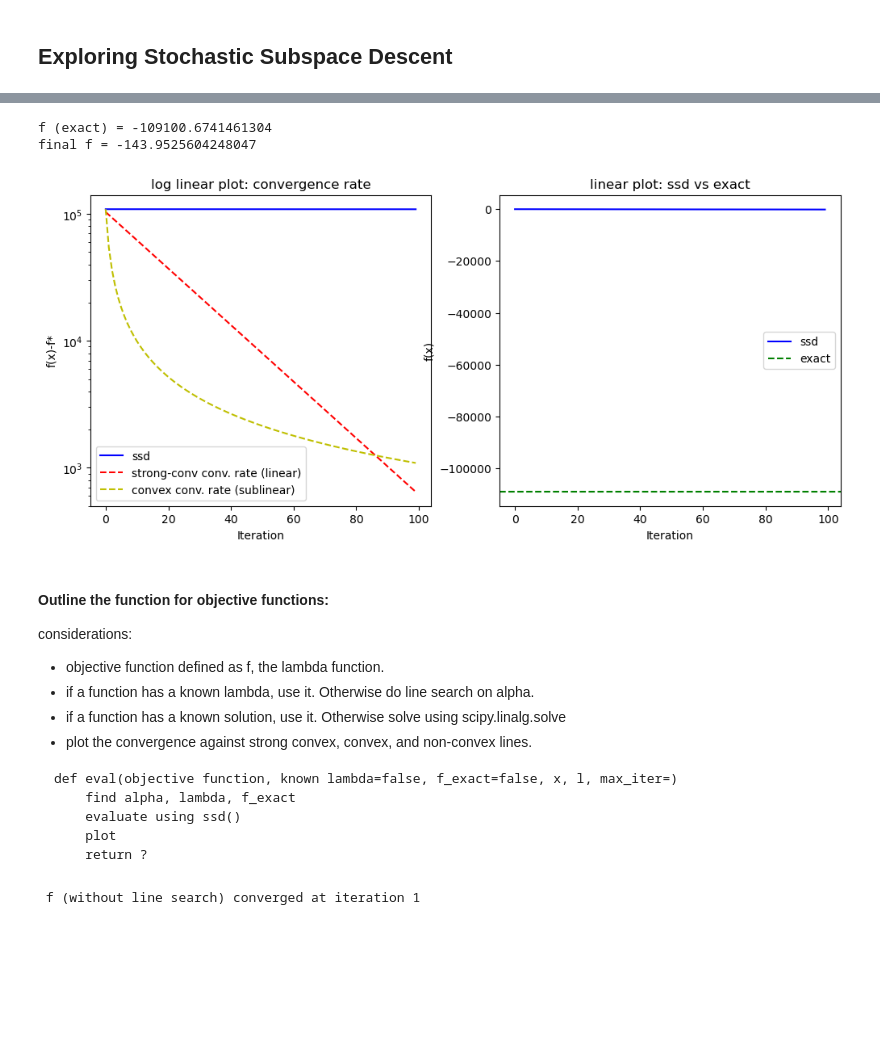
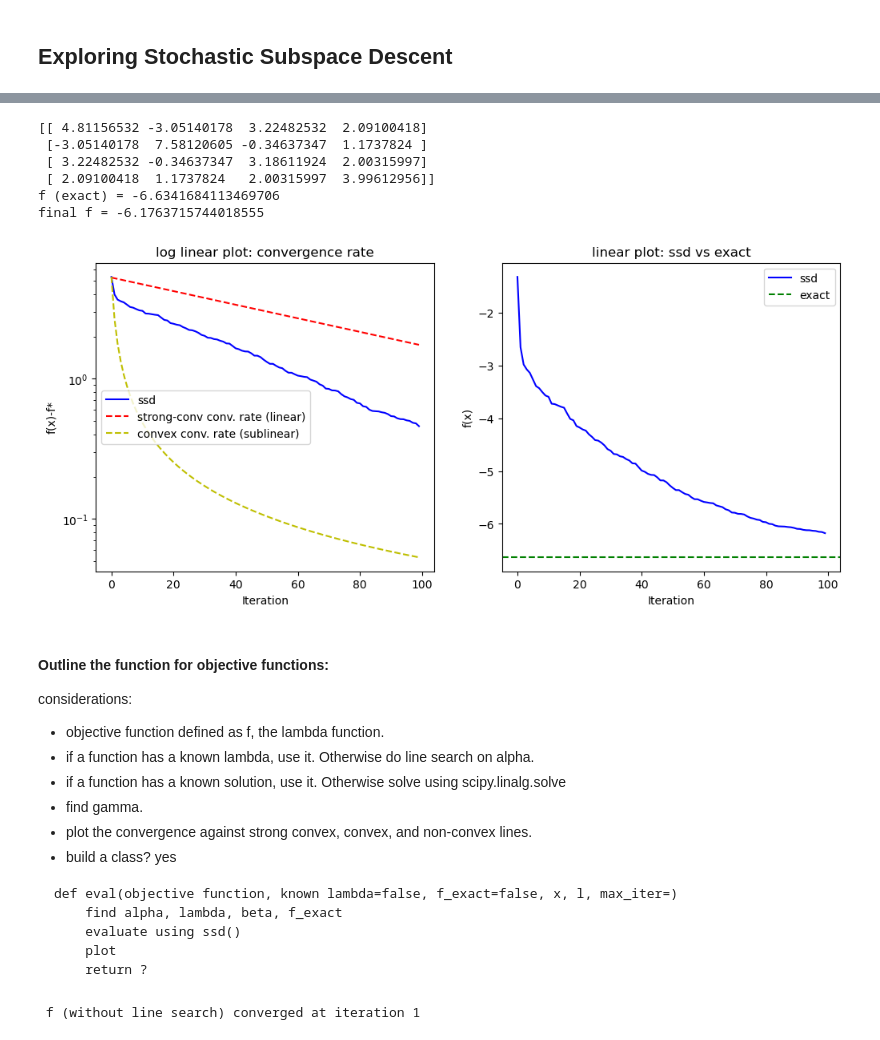
Before and after one commit to rileywuisme/Derivative-Free-Optimization-methods, a Jupyter notebook: SSD.ipynb, the cells around one changed output, grey strips where cells are left out. Drawn from its saved outputs; the diff is of its cells as text; code cells hidden in the pictures; blank space fills up the shorter version.

````diff
--- a/SSD.ipynb
+++ b/SSD.ipynb
@@ -69,7 +77,7 @@ def ssd(x, alpha, l, f, max_iter=100, linesearch = False):
         y = P.T @ grad
         step = P @ y
         if linesearch:
-            raise ValueError('Not yet implemented')
+            alpha = line_search(
         else:
             x = x - alpha* step
 
@@ -79,18 +87,15 @@ def ssd(x, alpha, l, f, max_iter=100, linesearch = False):
     return fx
 
 
-'''running the algorithm
-defined d = 4, l = 2 < 4,
-A as a diagonal matrix, and b is a random array.'''
-
-d = 4
+'''running the algorithm'''
 l = 2    # intrinsic dimension (number of "important" directions)
 key = jax.random.PRNGKey(0)
 x = jax.random.uniform(key, shape=(d,))
 
-# A = np.diag([10, 5, 1, 1])
+# A random
 A = np.random.randn(4,4)
-A = A@A.T #A needs to be positive definite
+A = A@A.T + 0.1 * np.eye(4)#A needs to be positive definite
+print(A)
 b = np.array([2, 4, 1, 3])
 
 '''objective function'''
@@ -101,45 +106,52 @@ f = lambda x: (0.5) * x.T @ A @ x - b.T @ x
 # f = lambda x: sum(100*(x[i+1] - x[i]**2)**2 + (1 - x[i])**2
 #                   for i in range(len(x)-1))
 
-# alpha = 0.05
+#alpha = l / (d*lam)
 lam = linalg.norm(A, ord=2) #find spectral norm of A
 alpha = l /(d*lam)
 result = ssd(x, alpha, l, f)
+
+#beta = 1 - (l*gamma) / (d*lambda)
+gamma = np.min(linalg.eigvalsh(A))
+beta = 1 - (l * gamma)/(d*lam)
 
 #calculating the exact solution, then compare
 # f_exact = quad(linalg.inv(A) @ b, A, b)
 x_exact = linalg.solve(A,b, assume_a = 'pos')
 f_exact = f(x_exact)
 print("f (exact) =", f_exact)
 print("final f =", result[-1])
 
 #plot
 fig, (ax1, ax2) = plt.subplots(1, 2, figsize=(12, 5))
 
 ax1.set_title('log linear plot: convergence rate')
 ax1.semilogy(result - f_exact, color='b', label='ssd')
-beta = 0.95
 initial_gap = result[0] - f_exact
 k = np.arange(1, len(result) + 1)
-ax1.semilogy(0.95**k * initial_gap, color='r', ls='dashed', label='strong-conv conv. rate (linear)')
+ax1.semilogy(beta**k * initial_gap, color='r', ls='dashed', label='strong-conv conv. rate (linear)')
 sublinear_rate = initial_gap / k
 ax1.semilogy(sublinear_rate, color='y', ls='dashed', label='convex conv. rate (sublinear)')
 ax1.set_xlabel("Iteration")
 ax1.set_ylabel("f(x)-f*")
 ax1.legend()
 
 ax2.set_title('linear plot: ssd vs exact')
 ax2.plot(result, color='b', label='ssd')
 ax2.axhline(f_exact, color='g', label='exact', ls='dashed')
 ax2.set_xlabel("Iteration")
 ax2.set_ylabel("f(x)")
 ax2.legend()
 
 plt.show()
 # %% [output]
-f (exact) = -109100.6741461304
-final f = -143.9525604248047
+[[ 4.81156532 -3.05140178  3.22482532  2.09100418]
+ [-3.05140178  7.58120605 -0.34637347  1.1737824 ]
+ [ 3.22482532 -0.34637347  3.18611924  2.00315997]
+ [ 2.09100418  1.1737824   2.00315997  3.99612956]]
+f (exact) = -6.6341684113469706
+final f = -6.1763715744018555
-[figure, old version]
+[figure, new version]
 # %% [markdown]
 #### Outline the function for objective functions:
 
@@ -147,11 +159,13 @@ considerations:
 - objective function defined as f, the lambda function.
 - if a function has a known lambda, use it. Otherwise do line search on alpha.
 - if a function has a known solution, use it. Otherwise solve using scipy.linalg.solve
+- find gamma.
 - plot the convergence against strong convex, convex, and non-convex lines.
+- build a class? yes
 
 ```
 def eval(objective function, known lambda=false, f_exact=false, x, l, max_iter=)
-    find alpha, lambda, f_exact
+    find alpha, lambda, beta, f_exact
     evaluate using ssd()
     plot
     return ?
````
Also changed, not shown: parts of 4 cells of this notebook.
